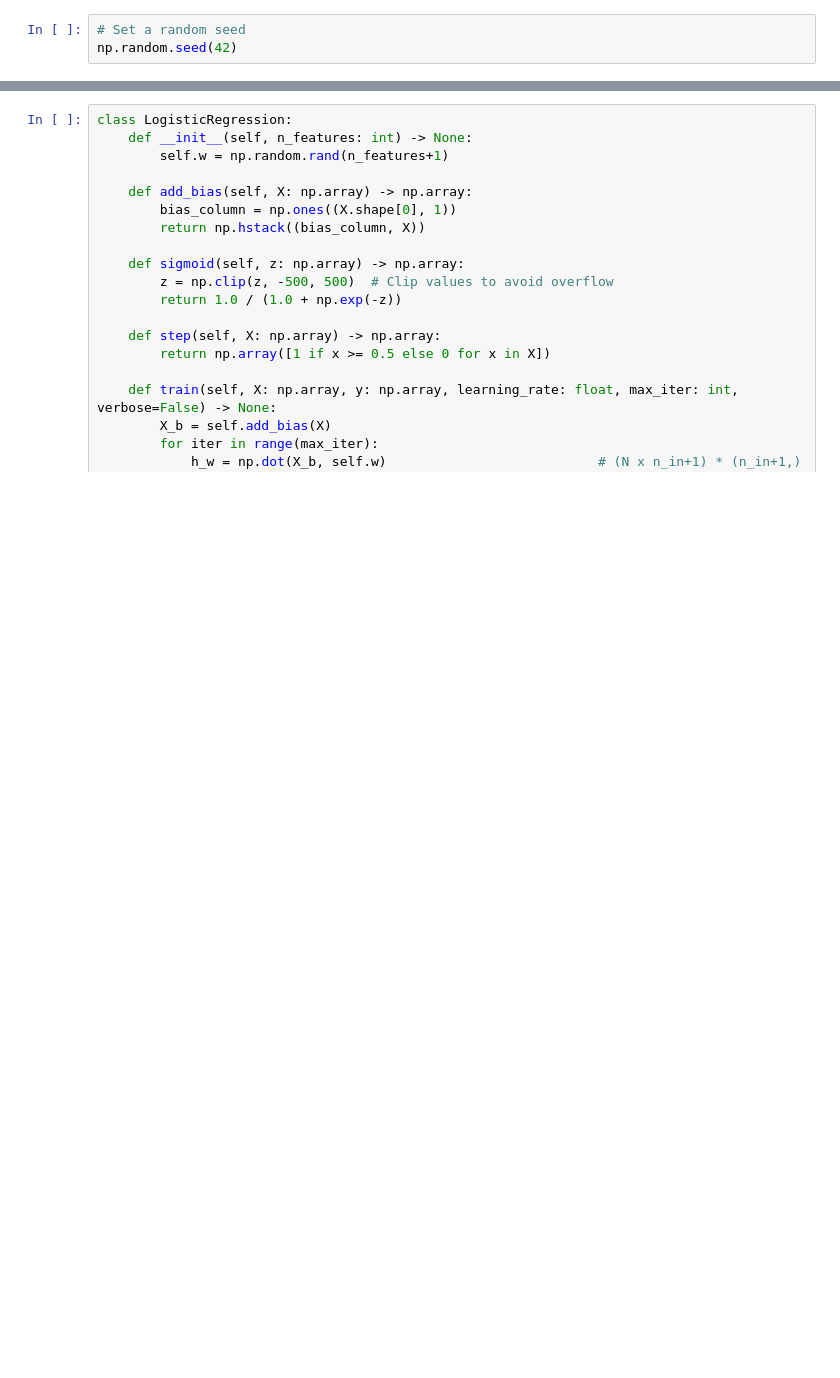
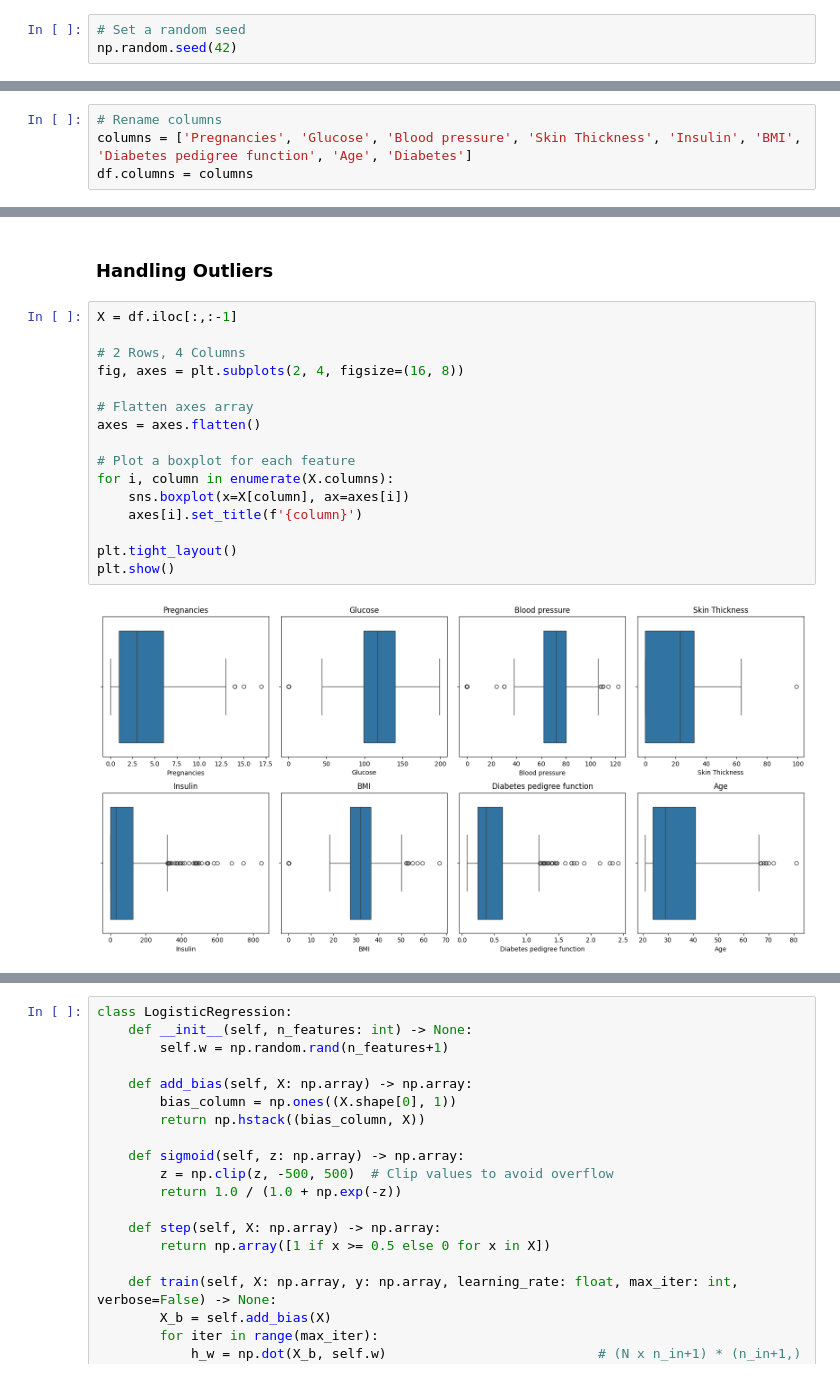
Before and after one commit to raphsenn/ai-notebooks, a Jupyter notebook: machine_learning/linear_methods/logistic_regression.ipynb, the cells around one changed output, grey strips where cells are left out. Cells and saved outputs as stored; diff of their text form; blank space fills up the shorter version.

```diff
--- a/machine_learning/linear_methods/logistic_regression.ipynb
+++ b/machine_learning/linear_methods/logistic_regression.ipynb
@@ -89,3 +97,7 @@ df.head()
 | 2 | 8 | 183 | 64 | 0 | ... |
 | 3 | 1 | 89 | 66 | 23 | ... |
 | 4 | 0 | 137 | 40 | 35 | ... |
+# %%
+# Rename columns
+columns = ['Pregnancies', 'Glucose', 'Blood pressure', 'Skin Thickness', 'Insulin', 'BMI', 'Diabetes pedigree function', 'Age', 'Diabetes']
+df.columns = columns
@@ -91,0 +144,20 @@ df.head()
+# %% [markdown]
+### Handling Outliers
+# %%
+X = df.iloc[:,:-1]
+
+# 2 Rows, 4 Columns
+fig, axes = plt.subplots(2, 4, figsize=(16, 8))
+
+# Flatten axes array
+axes = axes.flatten()
+
+# Plot a boxplot for each feature
+for i, column in enumerate(X.columns):
+    sns.boxplot(x=X[column], ax=axes[i])
+    axes[i].set_title(f'{column}')
+
+plt.tight_layout()
+plt.show()
+# %% [output]
+[figure, added]
```
Also changed, not shown: parts of 17 cells of this notebook, 1 other file.
